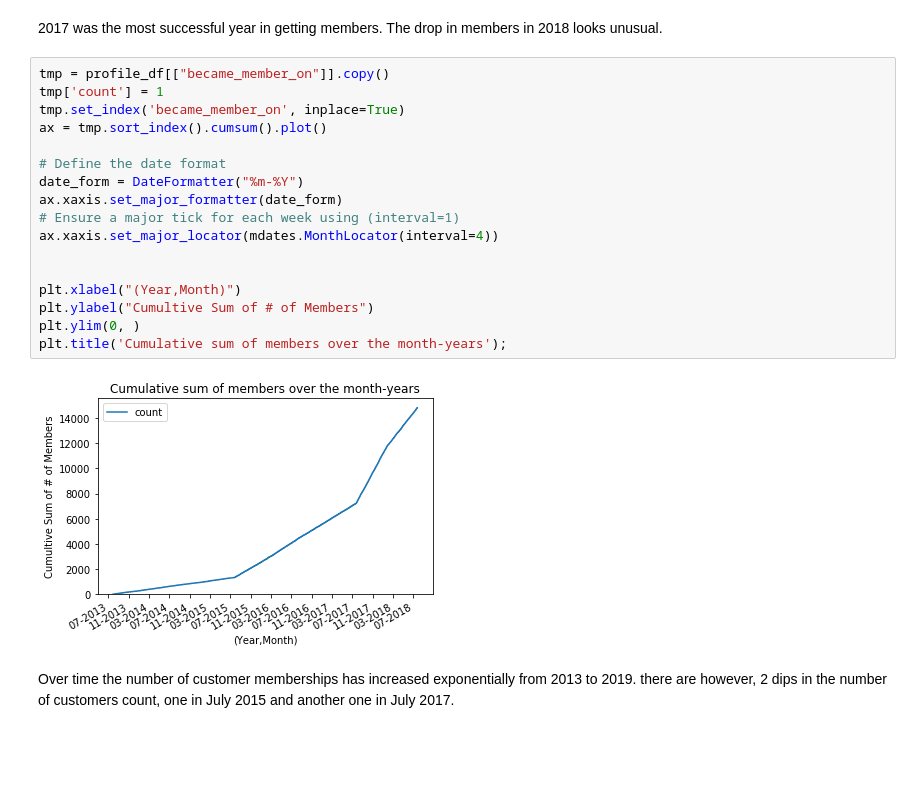
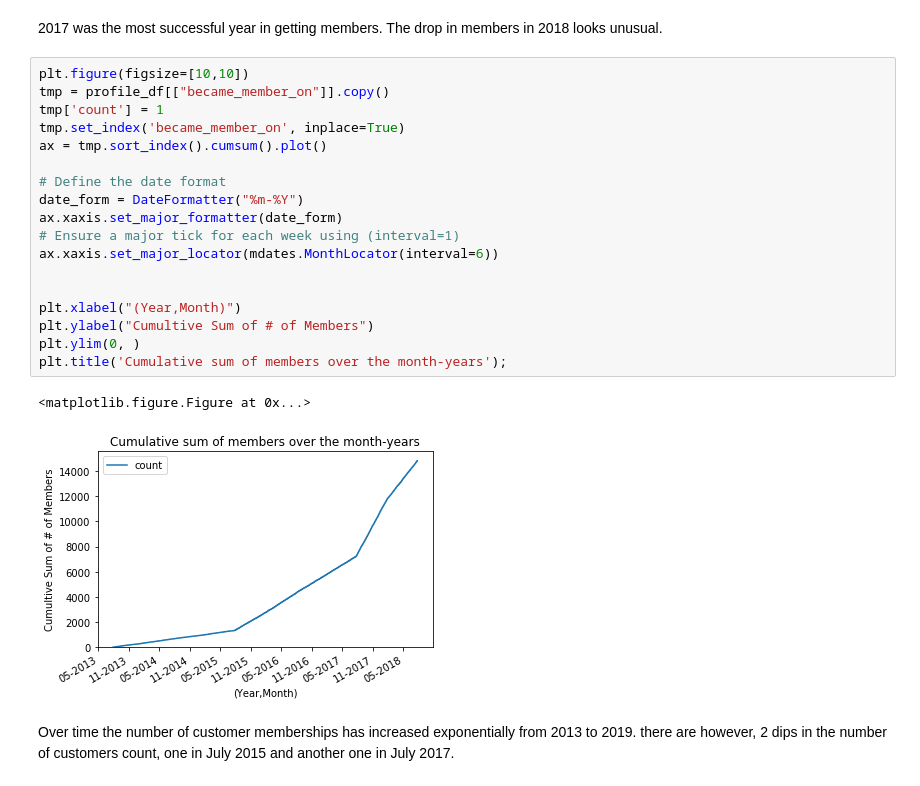
Before and after one commit to data-clash/Starbuck-Capstone-Challenge, a Jupyter notebook: Starbucks_Capstone.ipynb, the cells around one changed output. Saved outputs shown, nothing was run; the diff lists cells and outputs as text; blank space fills up the shorter version.

```diff
--- a/Starbucks_Capstone.ipynb
+++ b/Starbucks_Capstone.ipynb
@@ -544,24 +545,26 @@ plt.draw()
 # %% [markdown]
 2017 was the most successful year in getting members. The drop in members in 2018 looks unusual.
 # %%
+plt.figure(figsize=[10,10])
 tmp = profile_df[["became_member_on"]].copy()
 tmp['count'] = 1
 tmp.set_index('became_member_on', inplace=True)
 ax = tmp.sort_index().cumsum().plot()
 
 # Define the date format
 date_form = DateFormatter("%m-%Y")
 ax.xaxis.set_major_formatter(date_form)
 # Ensure a major tick for each week using (interval=1)
-ax.xaxis.set_major_locator(mdates.MonthLocator(interval=4))
+ax.xaxis.set_major_locator(mdates.MonthLocator(interval=6))
 
 
 plt.xlabel("(Year,Month)")
 plt.ylabel("Cumultive Sum of # of Members")
 plt.ylim(0, )
 plt.title('Cumulative sum of members over the month-years');
 # %% [output]
+<matplotlib.figure.Figure at 0x...>
-[figure, old version]
+[figure, new version]
 # %% [markdown]
 Over time the number of customer memberships has increased exponentially from 2013 to 2019. there are however, 2 dips in the number of customers count, one in July 2015 and another one in July 2017.
 # %% [markdown]
```
Also changed, not shown: parts of 17 cells of this notebook, 1 other file.
